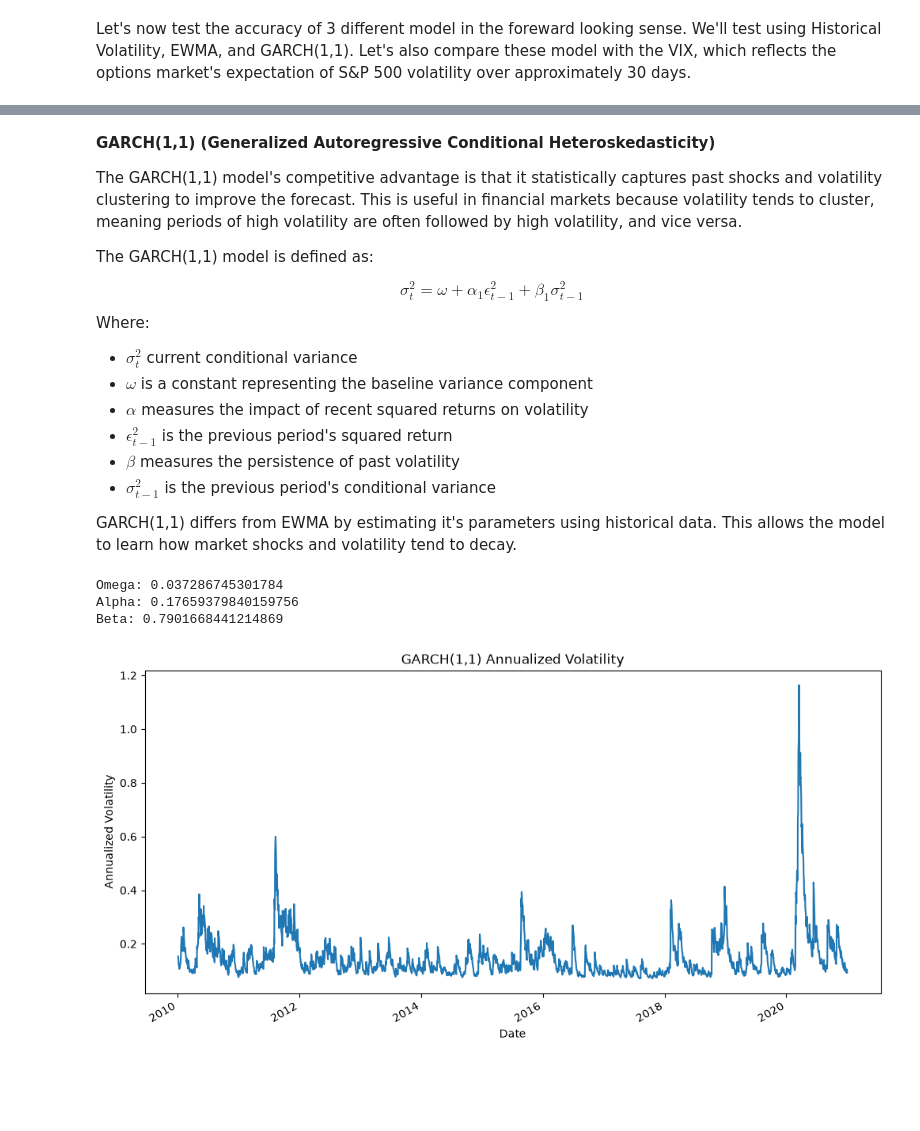
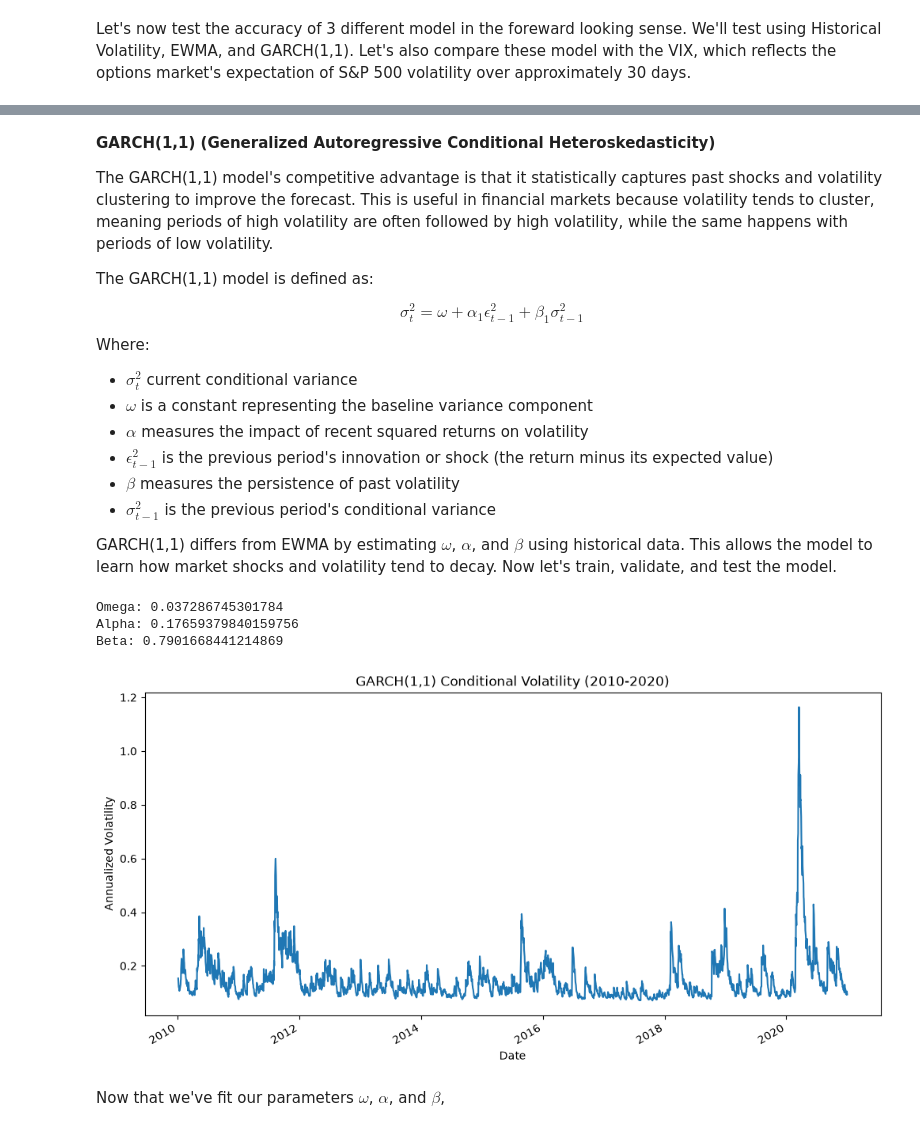
Before and after one commit to giroux-jack/Volatility-Forecasting, a Jupyter notebook: volatility_models.ipynb, the cells around one changed output, grey strips where cells are left out. Cells and saved outputs as stored; diff of their text form; code cells hidden in the pictures; blank space fills up the shorter version.

```diff
--- a/volatility_models.ipynb
+++ b/volatility_models.ipynb
@@ -88,7 +90,7 @@ plt.show()
 # %% [markdown]
 **GARCH(1,1) (Generalized Autoregressive Conditional Heteroskedasticity)**
 
-The GARCH(1,1) model's competitive advantage is that it statistically captures past shocks and volatility clustering to improve the forecast. This is useful in financial markets because volatility tends to cluster, meaning periods of high volatility are often followed by high volatility, and vice versa.
+The GARCH(1,1) model's competitive advantage is that it statistically captures past shocks and volatility clustering to improve the forecast. This is useful in financial markets because volatility tends to cluster, meaning periods of high volatility are often followed by high volatility, while the same happens with periods of low volatility.
 
 The GARCH(1,1) model is defined as:
 
@@ -99,11 +101,11 @@ Where:
 - $\sigma_t^2$ current conditional variance
 - $\omega$ is a constant representing the baseline variance component
 - $\alpha$ measures the impact of recent squared returns on volatility
-- $\epsilon_{t-1}^2$ is the previous period's squared return
+- $\epsilon_{t-1}^2$ is the previous period's innovation or shock (the return minus its expected value)
 - $\beta$ measures the persistence of past volatility
 - $\sigma_{t-1}^2$ is the previous period's conditional variance
 
-GARCH(1,1) differs from EWMA by estimating it's parameters using historical data. This allows the model to learn how market shocks and volatility tend to decay.
+GARCH(1,1) differs from EWMA by estimating $\omega$, $\alpha$, and $\beta$ using historical data. This allows the model to learn how market shocks and volatility tend to decay. Now let's train, validate, and test the model.
 # %%
 from arch import arch_model
 
@@ -112,33 +114,35 @@ train_returns = log_returns.loc['2010-01-01':'2020-12-31'] * 100 # *100 to make
 model = arch_model(
     train_returns,
     mean='Zero',    # Assumes expected daily return of zero
     vol='Garch',
-    p=1,            # use yesterday's shock to estimate today
+    p=1,            # use yesterday's shock to estimate today (would use past 2 days if p=2)
     q=1,            # use yesterday's variance to estimate today
     dist='Normal'
 )
 
 result = model.fit(disp='off') # Uses maximum likelyhood estimation
 
 omega = result.params['omega']
 alpha = result.params['alpha[1]']
 beta  = result.params['beta[1]']
 
 print('Omega:', omega)
 print('Alpha:', alpha)
 print('Beta:', beta)
 
 garch_vol = result.conditional_volatility / 100
 
 garch_annual_vol = garch_vol * np.sqrt(252)
 
 garch_annual_vol.plot(figsize=(12,6))
-plt.title('GARCH(1,1) Annualized Volatility')
+plt.title('GARCH(1,1) Conditional Volatility (2010-2020)')
 plt.xlabel('Date')
 plt.ylabel("Annualized Volatility")
 plt.show()
 # %% [output]
 Omega: 0.037286745301784
 Alpha: 0.17659379840159756
 Beta: 0.7901668441214869
-[figure, old version]
+[figure, new version]
+# %% [markdown]
+Now that we've fit our parameters $\omega$, $\alpha$, and $\beta$,
```
Also changed, not shown: parts of 8 cells of this notebook.
